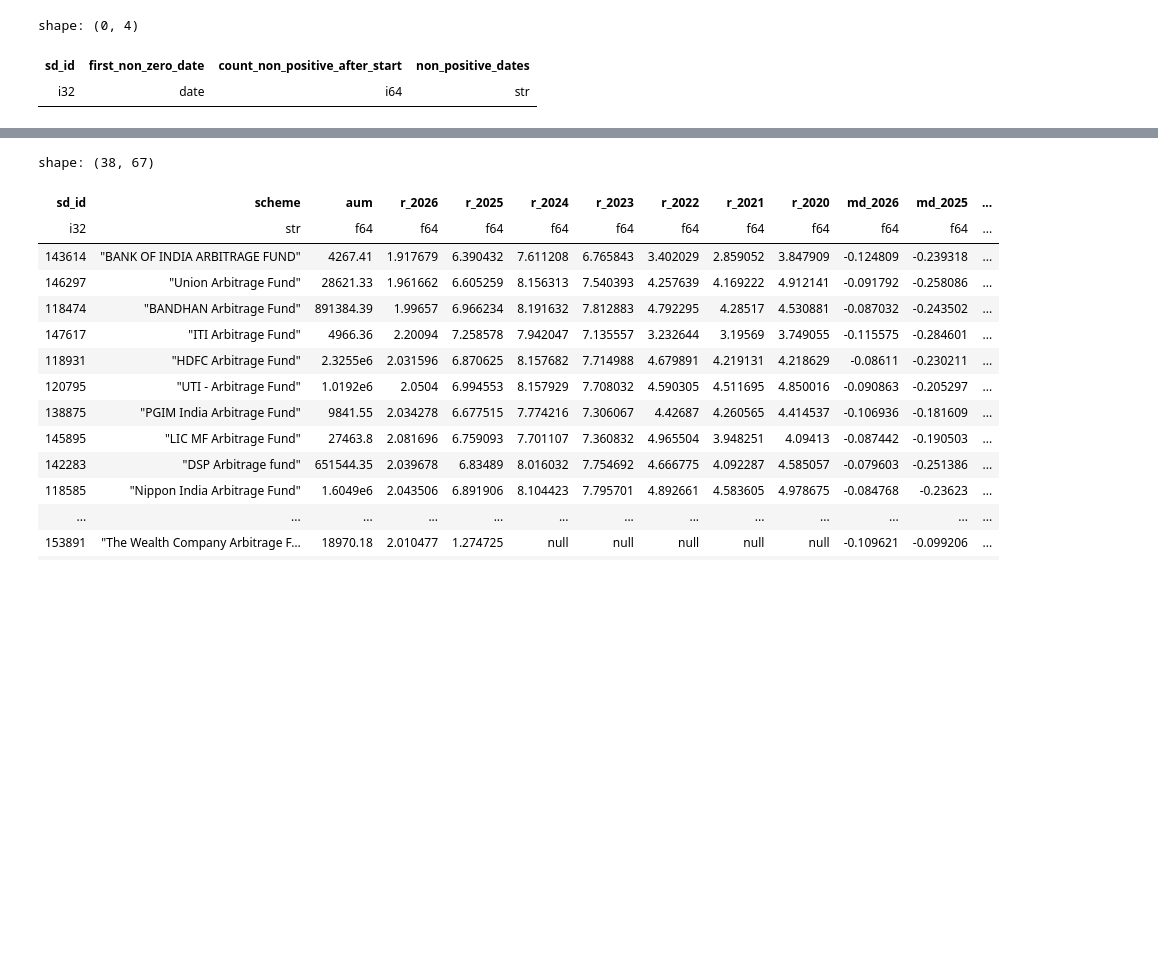
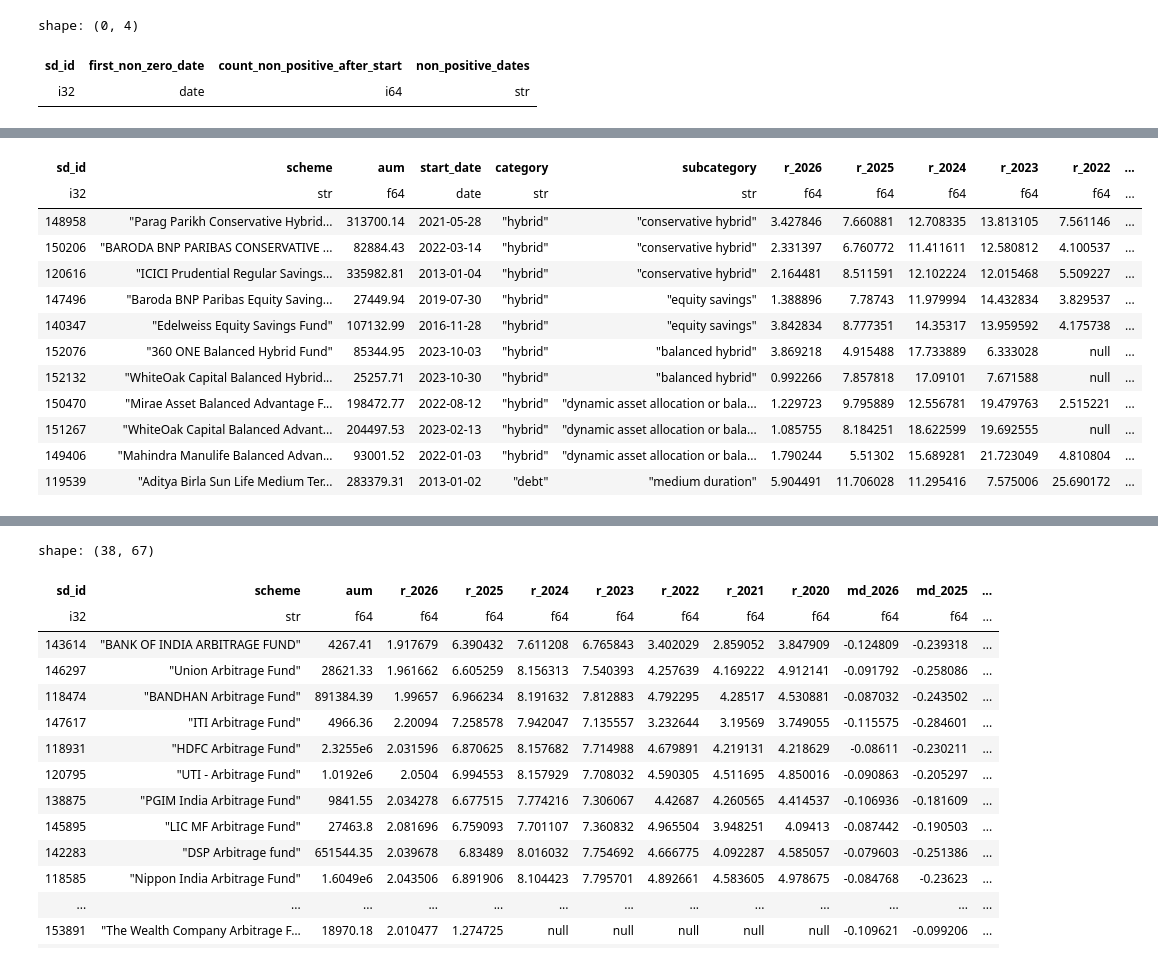
Before and after one commit to akashgurava/amfi, a Jupyter notebook: Start.ipynb, the cells around one changed output, grey strips where cells are left out. Cells and saved outputs as stored; diff of their text form; code cells hidden in the pictures; blank space fills up the shorter version.

```diff
--- a/Start.ipynb
+++ b/Start.ipynb
@@ -345,73 +385,33 @@ conn.execute(
         category, subcategory,
 
         mby.r_2026, mby.r_2025, mby.r_2024, mby.r_2023, mby.r_2022, mby.r_2021, mby.r_2020,
-        mry.md_2026, mry.md_2025, mry.md_2024, mry.md_2023, mry.md_2022, mry.md_2021, mry.md_2020,
-        mry.ui_2026, mry.ui_2025, mry.ui_2024, mry.ui_2023, mry.ui_2022, mry.ui_2021, mry.ui_2020,
+        -- mry.md_2026, mry.md_2025, mry.md_2024, mry.md_2023, mry.md_2022, mry.md_2021, mry.md_2020,
+        -- mry.ui_2026, mry.ui_2025, mry.ui_2024, mry.ui_2023, mry.ui_2022, mry.ui_2021, mry.ui_2020,
 
-        mby.r_2026 + mby.r_2025 + mby.r_2024 + mby.r_2023 AS r,
-        mry.ui_2026 + mry.ui_2025 + mry.ui_2024 + mry.ui_2023 + mry.ui_2022 + mry.ui_2021 + mry.ui_2020 AS ui,
-        mry.cvar95_2026 + mry.cvar95_2025 + mry.cvar95_2024 + mry.cvar95_2023 + mry.cvar95_2022 + mry.cvar95_2021 + mry.cvar95_2020 AS cvar95,
-
-        -- 1. COVID-19 Stress Test (The 2020 Shock)
-        mbm.r_2020_02, mbm.r_2020_03, mbm.r_2020_04, mbm.r_2020_05,
-        mrm.md_2020_02, mrm.md_2020_03, mrm.md_2020_04, mrm.md_2020_05,
-        LEAST(
-            mbm.r_2020_01, mbm.r_2020_02, mbm.r_2020_03, mbm.r_2020_04,
-            mbm.r_2020_05, mbm.r_2020_06, mbm.r_2020_07, mbm.r_2020_08,
-            mbm.r_2020_09, mbm.r_2020_10, mbm.r_2020_11, mbm.r_2020_12
-        ) AS worst_month_2020,
-
-        -- 2. Ukraine War Stress Test (The 2022 Shock)
-        mbm.r_2022_01, mbm.r_2022_02, mbm.r_2022_03, mbm.r_2022_04,
-        mrm.md_2022_01, mrm.md_2022_02, mrm.md_2022_03, mrm.md_2022_04,
-        LEAST(
-            mbm.r_2022_01, mbm.r_2022_02, mbm.r_2022_03, mbm.r_2022_04,
-            mbm.r_2022_05, mbm.r_2022_06, mbm.r_2022_07, mbm.r_2022_08,
-            mbm.r_2022_09, mbm.r_2022_10, mbm.r_2022_11, mbm.r_2022_12
-        ) AS worst_month_2022,
-
-        -- 3. Tariff War Stress Test (The 2025 Shock)
-        mbm.r_2025_03, mbm.r_2025_04, mbm.r_2025_05, mbm.r_2025_06,
-        mrm.md_2025_03, mrm.md_2025_04, mrm.md_2025_05, mrm.md_2025_06,
-        LEAST(
-            mbm.r_2025_01, mbm.r_2025_02, mbm.r_2025_03, mbm.r_2025_04,
-            mbm.r_2025_05, mbm.r_2025_06, mbm.r_2025_07, mbm.r_2025_08,
-            mbm.r_2025_09, mbm.r_2025_10, mbm.r_2025_11, mbm.r_2025_12
-        ) AS worst_month_2025,
-
-        -- 4. Iran War Stress Test (The 2026 Shock)
-        mbm.r_2026_02, mbm.r_2026_03, mbm.r_2026_04,
-        mrm.md_2026_02, mrm.md_2026_03, mrm.md_2026_04,
-        LEAST(
-            mbm.r_2026_01, mbm.r_2026_02, mbm.r_2026_03, mbm.r_2026_04
-        ) AS worst_month_2026,
-
-        -- 5. Tail Risk: Expected Shortfall (CVaR)
-        -- Tells us the average loss in the worst 5% of cases.
-        mry.cvar95_2020 AS tail_risk_2020,
-        mry.cvar95_2022 AS tail_risk_2022,
-        mry.cvar95_2025 AS tail_risk_2025,
-        mry.cvar95_2026 AS tail_risk_2026,
-
-        -- 6. Current Efficiency
-        mpy.sortino_2025 AS efficiency_2025,
-        mby.r_2026 AS ytd_2026
+        mby.r_2026 + mby.r_2025 + mby.r_2024 + mby.r_2023 AS r
+        , LEAST(mby.r_2026, mby.r_2025, mby.r_2024, mby.r_2023, mby.r_2022, mby.r_2021, mby.r_2020) least_r
+        , greatest(mby.vol_2026, mby.vol_2025, mby.vol_2024, mby.vol_2023, mby.vol_2022, mby.vol_2021, mby.vol_2020) vol
+        , LEAST(mry.md_2026, mry.md_2025, mry.md_2024, mry.md_2023, mry.md_2022, mry.md_2021, mry.md_2020) md
+        , r_2020, sortino_2020
     FROM plans p
     INNER JOIN metrics_basic_yearly mby USING (sd_id, scheme)
     INNER JOIN metrics_risk_yearly mry USING (sd_id, scheme)
     INNER JOIN metrics_performance_yearly mpy USING (sd_id, scheme)
+    INNER JOIN metrics_benchmark_yearly mpy USING (sd_id, scheme)
     INNER JOIN metrics_basic_monthly mbm USING (sd_id, scheme)
     INNER JOIN metrics_risk_monthly mrm USING (sd_id, scheme)
     INNER JOIN metrics_risk_quarterly mrq USING (sd_id, scheme)
-
     WHERE TRUE
-        AND (
-            scheme ILIKE 'hdfc%' OR scheme ILIKE 'motilal%'
-        )
-        AND not (
-            scheme ILIKE '%gold%' OR scheme ILIKE '%silver%' OR scheme ILIKE '%etf%'
-        )
-
-    ORDER BY r DESC;
+        -- AND start_date < '2020-01-01'
+        AND category in ('equity', 'hybrid', 'debt')
+        AND subcategory not in ('credit risk', 'multi asset allocation')
+        -- AND subcategory in ('equity savings')
+        -- AND md_2026 >= -5 AND md_2025 >= -5 AND md_2024 >= -5 AND md_2023 >= -5
+        -- AND md_2022 >= -5 AND md_2021 >= -5 AND md_2020 >= -5
+        AND md > -10
+        and least_r > 0
+        AND r > 32
+    ORDER BY vol;
     """
-).pl().write_csv("mo_hdfc.csv")
+).pl()
+# %% [output]
@@ -417,0 +419,13 @@ conn.execute(
+| sd_id | scheme | aum | start_date | category | subcategory | r_2026 | r_2025 | r_2024 | r_2023 | r_2022 | ... |
+| i32 | str | f64 | date | str | str | f64 | f64 | f64 | f64 | f64 | ... |
+| 148958 | "Parag Parikh Conservative Hybrid... | 313700.14 | 2021-05-28 | "hybrid" | "conservative hybrid" | 3.427846 | 7.660881 | 12.708335 | 13.813105 | 7.561146 | ... |
+| 150206 | "BARODA BNP PARIBAS CONSERVATIVE ... | 82884.43 | 2022-03-14 | "hybrid" | "conservative hybrid" | 2.331397 | 6.760772 | 11.411611 | 12.580812 | 4.100537 | ... |
+| 120616 | "ICICI Prudential Regular Savings... | 335982.81 | 2013-01-04 | "hybrid" | "conservative hybrid" | 2.164481 | 8.511591 | 12.102224 | 12.015468 | 5.509227 | ... |
+| 147496 | "Baroda BNP Paribas Equity Saving... | 27449.94 | 2019-07-30 | "hybrid" | "equity savings" | 1.388896 | 7.78743 | 11.979994 | 14.432834 | 3.829537 | ... |
+| 140347 | "Edelweiss Equity Savings Fund" | 107132.99 | 2016-11-28 | "hybrid" | "equity savings" | 3.842834 | 8.777351 | 14.35317 | 13.959592 | 4.175738 | ... |
+| 152076 | "360 ONE Balanced Hybrid Fund" | 85344.95 | 2023-10-03 | "hybrid" | "balanced hybrid" | 3.869218 | 4.915488 | 17.733889 | 6.333028 | null | ... |
+| 152132 | "WhiteOak Capital Balanced Hybrid... | 25257.71 | 2023-10-30 | "hybrid" | "balanced hybrid" | 0.992266 | 7.857818 | 17.09101 | 7.671588 | null | ... |
+| 150470 | "Mirae Asset Balanced Advantage F... | 198472.77 | 2022-08-12 | "hybrid" | "dynamic asset allocation or bala... | 1.229723 | 9.795889 | 12.556781 | 19.479763 | 2.515221 | ... |
+| 151267 | "WhiteOak Capital Balanced Advant... | 204497.53 | 2023-02-13 | "hybrid" | "dynamic asset allocation or bala... | 1.085755 | 8.184251 | 18.622599 | 19.692555 | null | ... |
+| 149406 | "Mahindra Manulife Balanced Advan... | 93001.52 | 2022-01-03 | "hybrid" | "dynamic asset allocation or bala... | 1.790244 | 5.51302 | 15.689281 | 21.723049 | 4.810804 | ... |
+| 119539 | "Aditya Birla Sun Life Medium Ter... | 283379.31 | 2013-01-02 | "debt" | "medium duration" | 5.904491 | 11.706028 | 11.295416 | 7.575006 | 25.690172 | ... |
```
Also changed, not shown: parts of 11 cells of this notebook, 33 other files.
